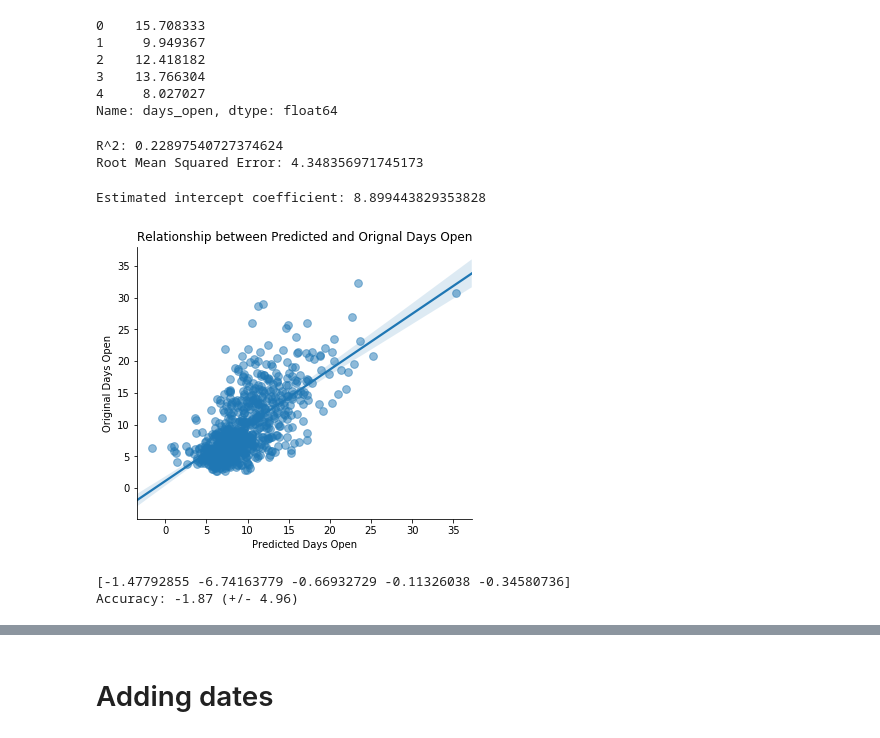
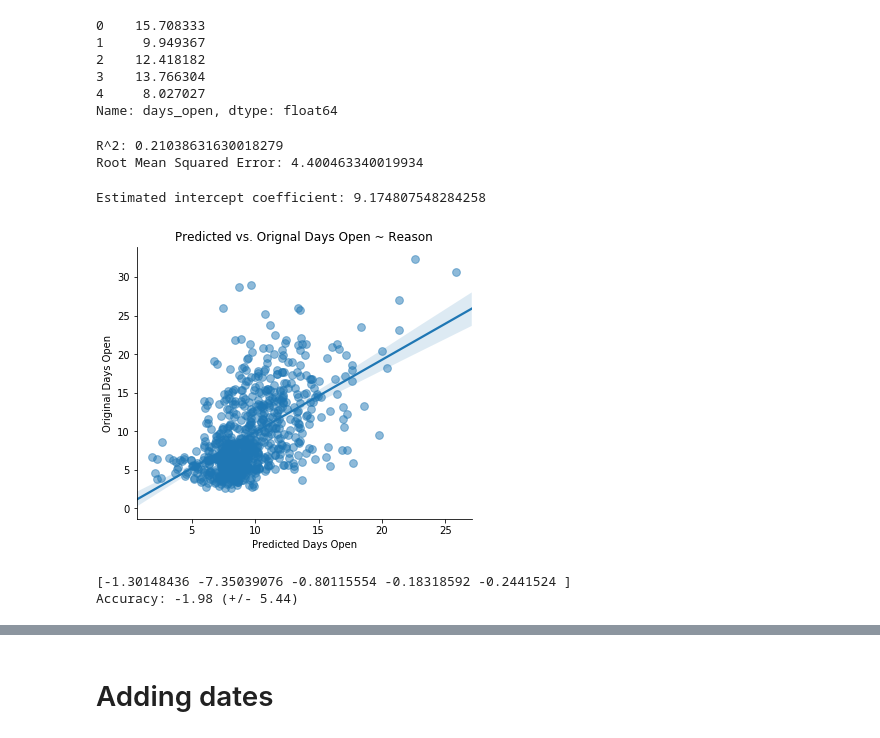
Before and after one commit to lwdee/Springboard, a Jupyter notebook: Capstone/Capstone_1_Machine_Learning.ipynb, the cells around one changed output, grey strips where cells are left out. Cells and saved outputs as stored; diff of their text form; code cells hidden in the pictures.

```diff
--- a/Capstone/Capstone_1_Machine_Learning.ipynb
+++ b/Capstone/Capstone_1_Machine_Learning.ipynb
@@ -36 +43,3 @@ Index(['Date', 'Time', 'status', 'closed_date', 'days_open', 'reason',
+# %%
+df_closed = df_all[df_all.status == 0]
 # %%
@@ -44,5 +55,5 @@ df.head(2)
 # %%
-df_dates_titles = df_all[['Date', 'title']]
+df_dates_titles = df_closed[['Date', 'reason']]
 X = pd.get_dummies(df_dates_titles)
 X = X.groupby(['Date']).sum()
 X_dates = X.reset_index()
@@ -60,5 +71,5 @@ X.head()
 # %%
-y = df_all[['Date', 'days_open']]
+y = df_closed[['Date', 'days_open']]
 y = y.groupby(['Date']).mean()
 y_dates = y.reset_index()
 print(len(y))
@@ -101,26 +112,28 @@ y_pred = reg_all.predict(X_test)
 print("R^2: {}".format(reg_all.score(X_test, y_test)))
 rmse = np.sqrt(mean_squared_error(y_test, y_pred))
 print("Root Mean Squared Error: {}".format(rmse))
+
+# R^2 was 0.23 predicting from titles and 0.21 from reasons.
 # %% [output]
-R^2: 0.22897540727374624
-Root Mean Squared Error: 4.348356971745173
+R^2: 0.21038631630018279
+Root Mean Squared Error: 4.400463340019934
 # %%
 print('Estimated intercept coefficient: {}'.format(reg_all.intercept_))
 # %% [output]
-Estimated intercept coefficient: 8.899443829353828
+Estimated intercept coefficient: 9.174807548284258
 # %%
 # scatter plot between predicted days_open (reg_all.predict(X)) and actuals
 fig, ax = plt.subplots(figsize=(6, 5))
 sns.regplot(x=reg_all.predict(X), y=y, fit_reg = True, scatter_kws={'alpha':0.5, 's':60})
-#plt.scatter(reg_all.predict(X), y, alpha = .5, s = 50)
+
 plt.xlabel("Predicted Days Open")
 plt.ylabel("Original Days Open")
-plt.title("Relationship between Predicted and Orignal Days Open")
+plt.title("Predicted vs. Orignal Days Open ~ Reason")
 ax.spines['top'].set_visible(False)
 ax.spines['right'].set_visible(False)
 plt.show()
 # %% [output]
-[figure, old version]
+[figure, new version]
 # %%
 # Create a linear regression object: reg
 reg = LinearRegression()
@@ -133,5 +146,5 @@ print(cv_scores)
 
 print("Accuracy: %0.2f (+/- %0.2f)" % (cv_scores.mean(), cv_scores.std() * 2))
 # %% [output]
-[-1.47792855 -6.74163779 -0.66932729 -0.11326038 -0.34580736]
-Accuracy: -1.87 (+/- 4.96)
+[-1.30148436 -7.35039076 -0.80115554 -0.18318592 -0.2441524 ]
+Accuracy: -1.98 (+/- 5.44)
```
Also changed, not shown: parts of 13 cells of this notebook.
